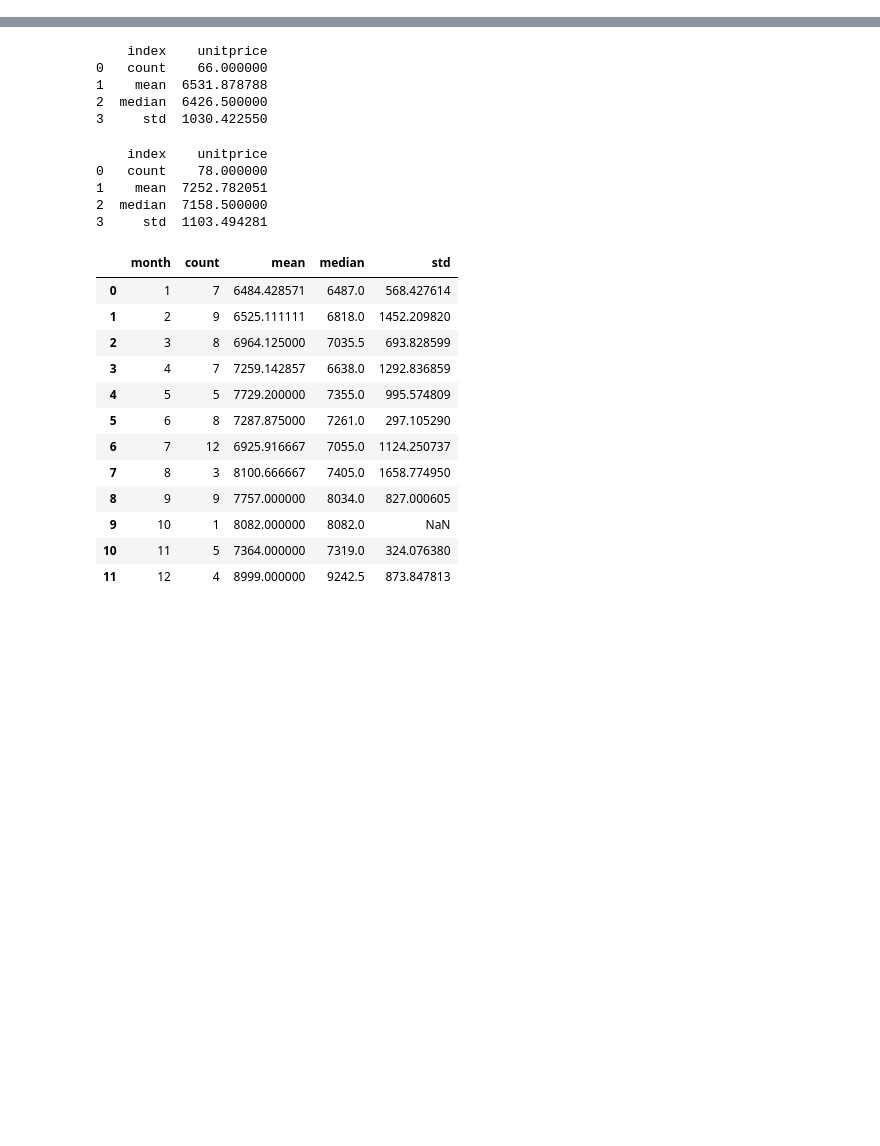
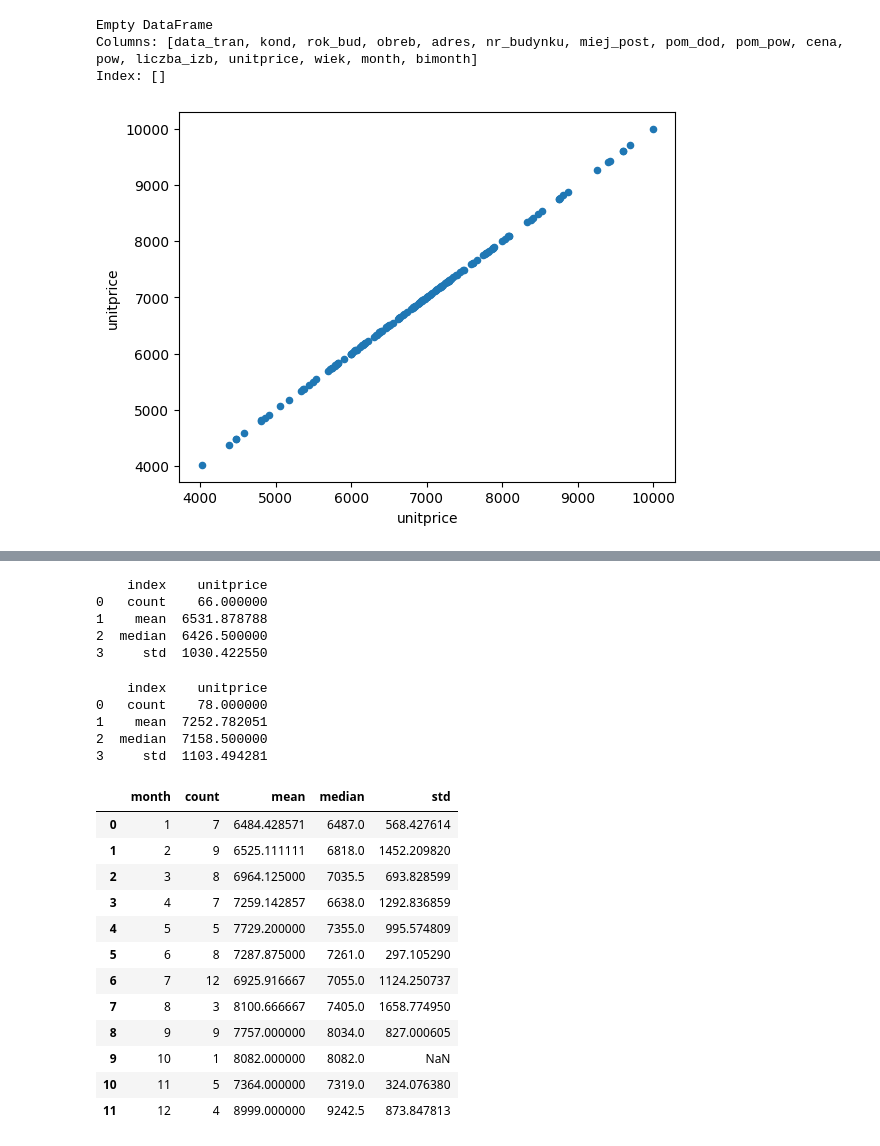
Before and after one commit to jkb-mchlk/jkb-mchlk, a Jupyter notebook: szkolenie_projekt.ipynb, the cells around one changed output, grey strips where cells are left out. Drawn from its saved outputs; the diff is of its cells as text; code cells hidden in the pictures; blank space fills up the shorter version.

```diff
--- a/szkolenie_projekt.ipynb
+++ b/szkolenie_projekt.ipynb
@@ -16,3 +16,5 @@ data = pd.read_csv('https://jakubmichalak.com.pl/flat.csv', delimiter=";", decim
 
 # # explore data types
 # data.dtypes
+# %%
+data = pd.read_csv('https://jakubmichalak.com.pl/3_transakcje_final.csv', delimiter=";", decimal=",")
@@ -21,12 +46,32 @@ data = pd.read_csv('https://jakubmichalak.com.pl/flat.csv', delimiter=";", decim
 data['data_tran'] = pd.to_datetime(data['data_tran'], format='%Y-%m-%d')
 
 # convert integer to string
-data['kond'] = [str(x) for x in data['kond']]
+# data['kond'] = [str(x) for x in data['kond']]
+data['liczba_izb'] = [str(x) for x in data['liczba_izb']]
+
+
+# fill nulls in columns
+
+data['pom_dod'] = data['pom_dod'].fillna(0)
+
+data['pom_pow'] = data['pom_pow'].fillna(0)
+
+data['miej_post'] = data['miej_post'].fillna(0)
+
+# convert float to integer
+
+data['pom_dod'] = [int(x) for x in data['pom_dod'] if x is not None]
+data['miej_post'] = [int(x) for x in data['miej_post'] if x is not None]
+
+data['rok_bud'] = [int(x) if pd.notnull(x) else x for x in data['rok_bud'] ]
+
 
 # add new target column
 prices_unit = data['cena'] / data['pow']
 data['unitprice'] = [int(x) for x in prices_unit]
 data['wiek'] = 2021 - data['rok_bud']
+# data['wiek'] = data['wiek'].apply(lambda x: int(x) if pd.notnull(x) and str(x).isdigit() else False)
+
 # Utwórz kolumnę z miesiącem
 data['month'] = data['data_tran'].dt.month
 data['bimonth'] = (data['data_tran'].dt.month - 1) // 2 + 1
@@ -32,0 +102,19 @@ data['bimonth'] = (data['data_tran'].dt.month - 1) // 2 + 1
+# %%
+# analiza wizualna cen jednsotkowych w celu detekcji wartości odstających
+
+# from IPython.core.interactiveshell import InteractiveShell
+# InteractiveShell.ast_node_interactivity = "all"
+
+
+
+data.plot (kind = 'scatter', x= 'unitprice', y= 'unitprice')
+
+
+print (data[data['unitprice'] > 20000])
+
+# data = data[data['unitprice'] < 20000]
+# %% [output]
+Empty DataFrame
+Columns: [data_tran, kond, rok_bud, obreb, adres, nr_budynku, miej_post, pom_dod, pom_pow, cena, pow, liczba_izb, unitprice, wiek, month, bimonth]
+Index: []
+[figure, added]
```
Also changed, not shown: parts of 16 cells of this notebook, 5 other files.
